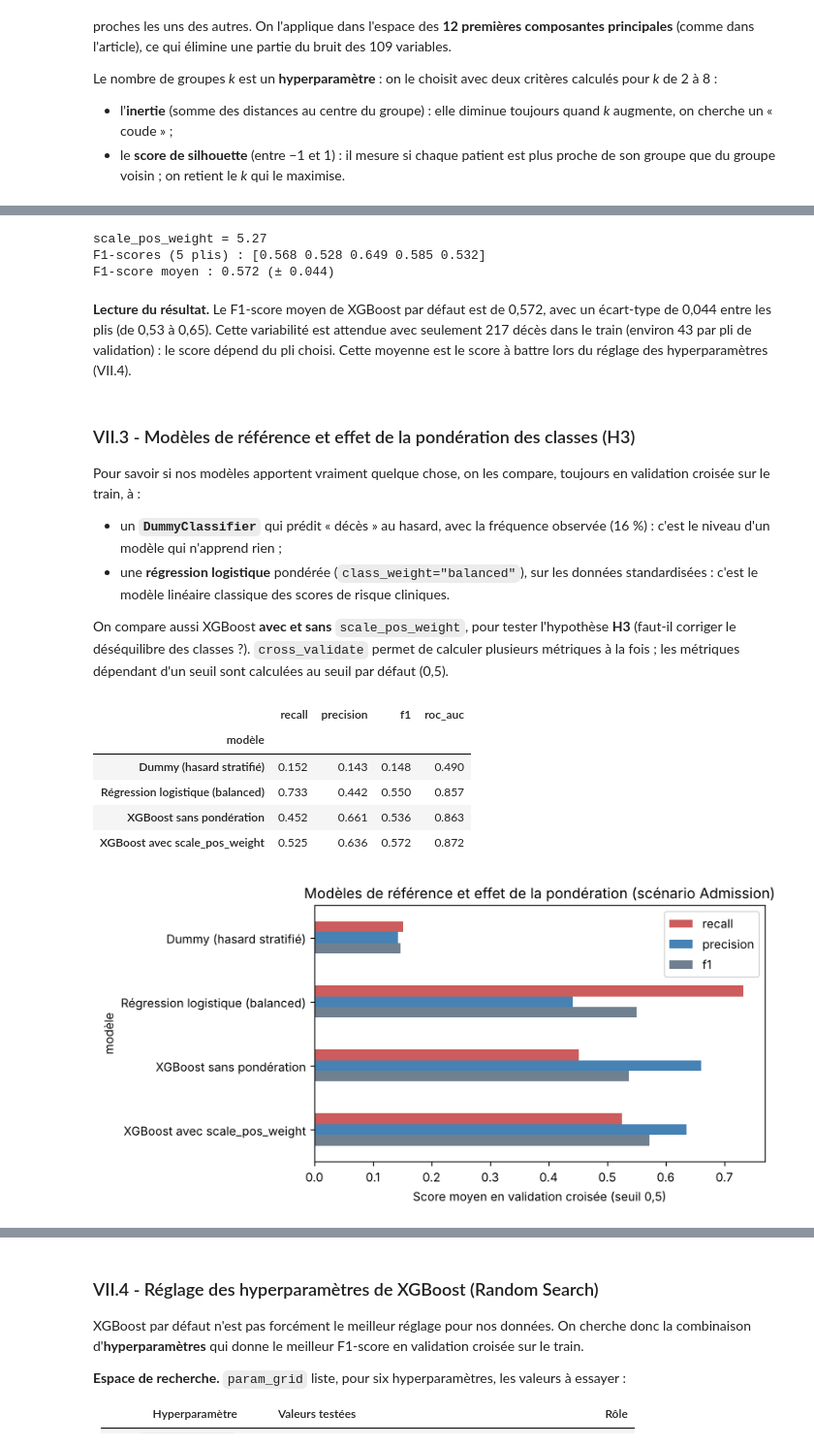
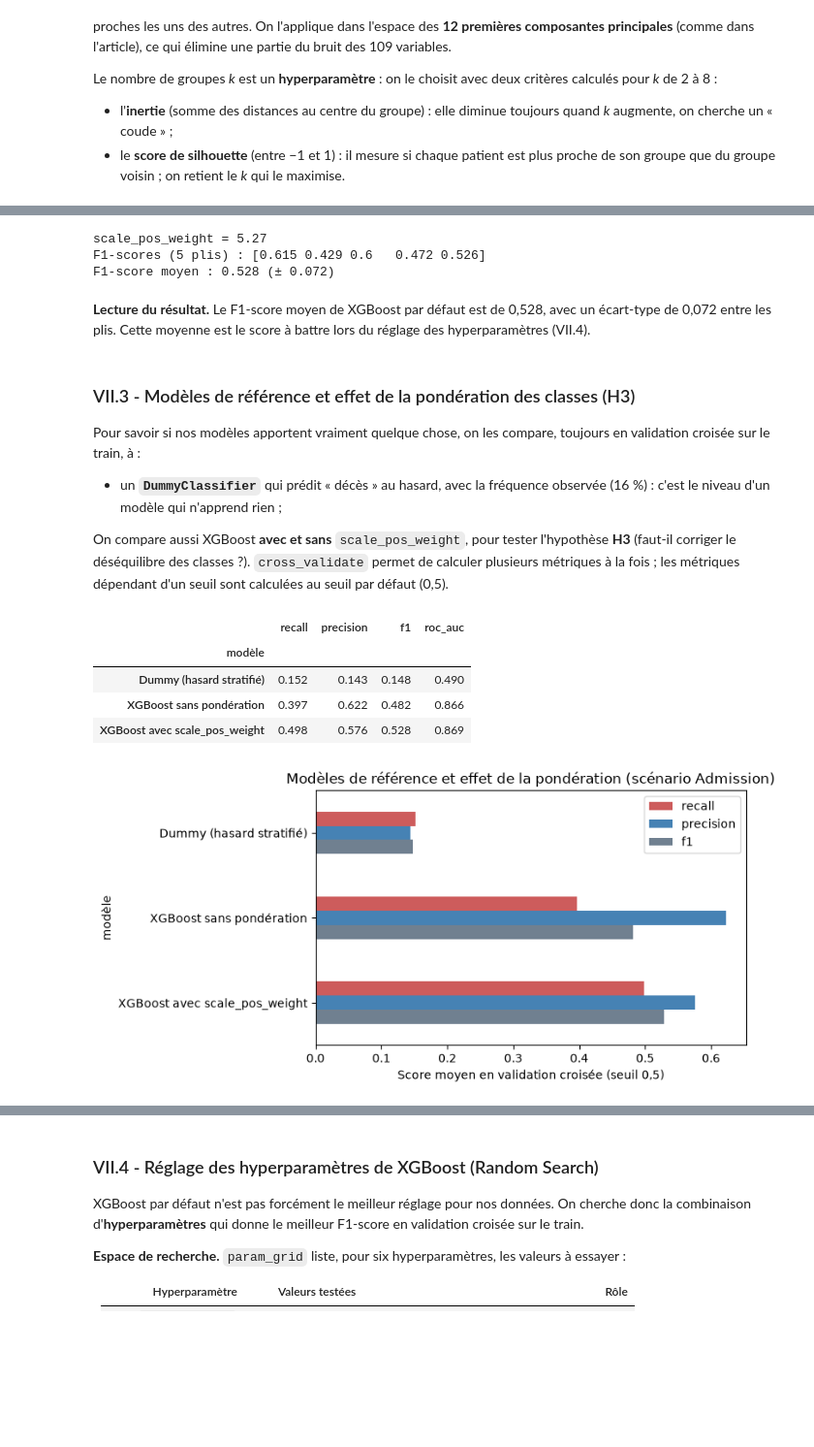
Before and after one commit to maximgasnier/be_ClinTrajan, a Jupyter notebook: notebook_ClinTrajan_VF_corrige.ipynb, the cells around one changed output, grey strips where cells are left out. Shown at 97% size. Saved outputs shown, nothing was run; the diff lists cells and outputs as text; code cells hidden in the pictures; blank space fills up the shorter version.

```diff
--- a/notebook_ClinTrajan_VF_corrige.ipynb
+++ b/notebook_ClinTrajan_VF_corrige.ipynb
@@ -819,7 +812,7 @@ Ce traitement est appliqué séparément aux deux jeux de données (**ADM** et *
 - **Cohérence des schémas** : une vérification (`assert`) contrôle que le jeu d'entraînement et le jeu de test ont exactement les mêmes colonnes, dans le même ordre, ce qui est nécessaire pour les étapes suivantes (imputation, standardisation, modélisation).
 # %%
 # --- Paramètres ---
-SEUIL_NA = 0.4  # on supprime les colonnes avec plus de 40 % de valeurs manquantes
+SEUIL_NA = 0.45  # on supprime les colonnes avec plus de 40 % de valeurs manquantes
 NA_DEGUISES = ["", "?", "unknown", "N/A"]   # par sécurité : ce CSV n'en contient pas (cases vides -> NaN)
 
 def supprimer_colonnes_vides(X_train, X_test, seuil=SEUIL_NA, nom=""):
@@ -1268,51 +1249,48 @@ print(f"F1-scores (5 plis) : {scores_f1.round(3)}")
 print(f"F1-score moyen : {scores_f1.mean():.3f} (± {scores_f1.std():.3f})")
 # %% [output]
 scale_pos_weight = 5.27
-F1-scores (5 plis) : [0.568 0.528 0.649 0.585 0.532]
-F1-score moyen : 0.572 (± 0.044)
+F1-scores (5 plis) : [0.615 0.429 0.6   0.472 0.526]
+F1-score moyen : 0.528 (± 0.072)
 # %% [markdown]
-**Lecture du résultat.** Le F1-score moyen de XGBoost par défaut est de 0,572, avec un écart-type de 0,044 entre les plis (de 0,53 à 0,65). Cette variabilité est attendue avec seulement 217 décès dans le train (environ 43 par pli de validation) : le score dépend du pli choisi. Cette moyenne est le score à battre lors du réglage des hyperparamètres (VII.4).
+**Lecture du résultat.** Le F1-score moyen de XGBoost par défaut est de 0,528, avec un écart-type de 0,072 entre les plis. Cette moyenne est le score à battre lors du réglage des hyperparamètres (VII.4).
 # %% [markdown]
 ### VII.3 - Modèles de référence et effet de la pondération des classes (H3)
 
 Pour savoir si nos modèles apportent vraiment quelque chose, on les compare, toujours en validation croisée sur le train, à :
 - un **`DummyClassifier`** qui prédit « décès » au hasard, avec la fréquence observée (16 %) : c'est le niveau d'un modèle qui n'apprend rien ;
-- une **régression logistique** pondérée (`class_weight="balanced"`), sur les données standardisées : c'est le modèle linéaire classique des scores de risque cliniques.
 
 On compare aussi XGBoost **avec et sans** `scale_pos_weight`, pour tester l'hypothèse **H3** (faut-il corriger le déséquilibre des classes ?). `cross_validate` permet de calculer plusieurs métriques à la fois ; les métriques dépendant d'un seuil sont calculées au seuil par défaut (0,5).
 # %%
 METRIQUES_CV = {"recall": "recall", "precision": "precision", "f1": "f1", "roc_auc": "roc_auc"}
 
 modeles_reference = {
     "Dummy (hasard stratifié)":             (DummyClassifier(strategy="stratified", random_state=SEED), X_adm_train_imp),
-    "Régression logistique (balanced)":     (LogisticRegression(class_weight="balanced", max_iter=5000), X_adm_train_sc),
     "XGBoost sans pondération":             (XGBClassifier(eval_metric="logloss", random_state=SEED), X_adm_train_imp),
     "XGBoost avec scale_pos_weight":        (xgb_base, X_adm_train_imp),
 }
 
 lignes = []
 for nom, (modele, X_cv) in modeles_reference.items():
     res = cross_validate(modele, X_cv, y_train, cv=cv, scoring=METRIQUES_CV)
     lignes.append({"modèle": nom, **{m: res[f"test_{m}"].mean() for m in METRIQUES_CV}})
 
 tableau_reference = pd.DataFrame(lignes).set_index("modèle")
 display(tableau_reference.round(3))
 
 tableau_reference[["recall", "precision", "f1"]].plot(kind="barh", figsize=(8, 4),
                                                        color=["indianred", "steelblue", "slategray"])
 plt.xlabel("Score moyen en validation croisée (seuil 0,5)")
 plt.title("Modèles de référence et effet de la pondération (scénario Admission)")
 plt.gca().invert_yaxis()
 plt.tight_layout()
 plt.show()
 # %% [output]
 |  | recall | precision | f1 | roc_auc |
 | modèle |  |  |  |  |
 | Dummy (hasard stratifié) | 0.152 | 0.143 | 0.148 | 0.490 |
-| Régression logistique (balanced) | 0.733 | 0.442 | 0.550 | 0.857 |
-| XGBoost sans pondération | 0.452 | 0.661 | 0.536 | 0.863 |
-| XGBoost avec scale_pos_weight | 0.525 | 0.636 | 0.572 | 0.872 |
+| XGBoost sans pondération | 0.397 | 0.622 | 0.482 | 0.866 |
+| XGBoost avec scale_pos_weight | 0.498 | 0.576 | 0.528 | 0.869 |
-[figure, old version]
+[figure, new version]
 # %% [markdown]
 **Interprétation.**
 
```
Also changed, not shown: parts of 44 cells of this notebook.
